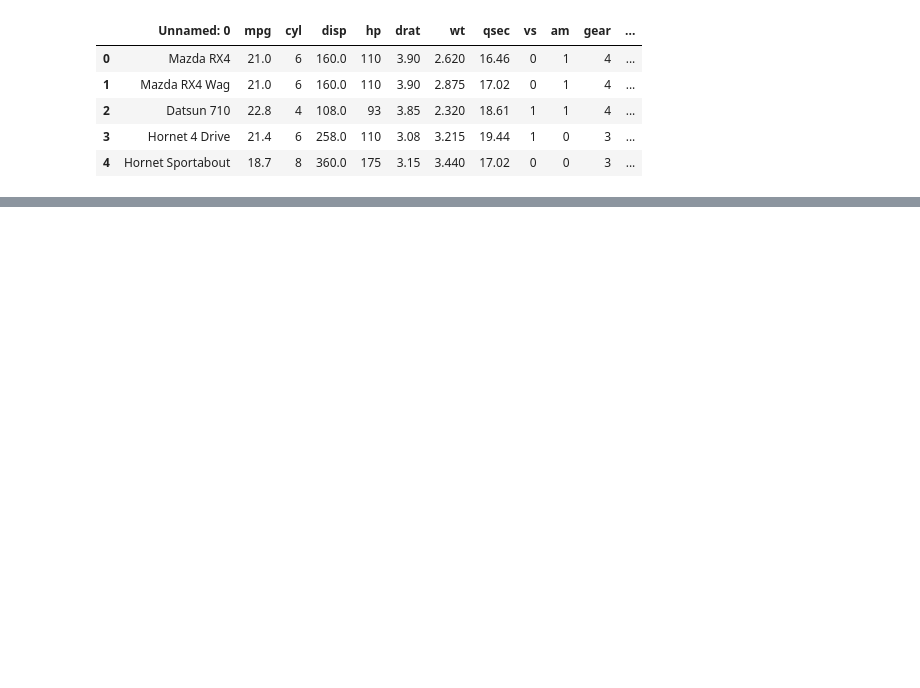
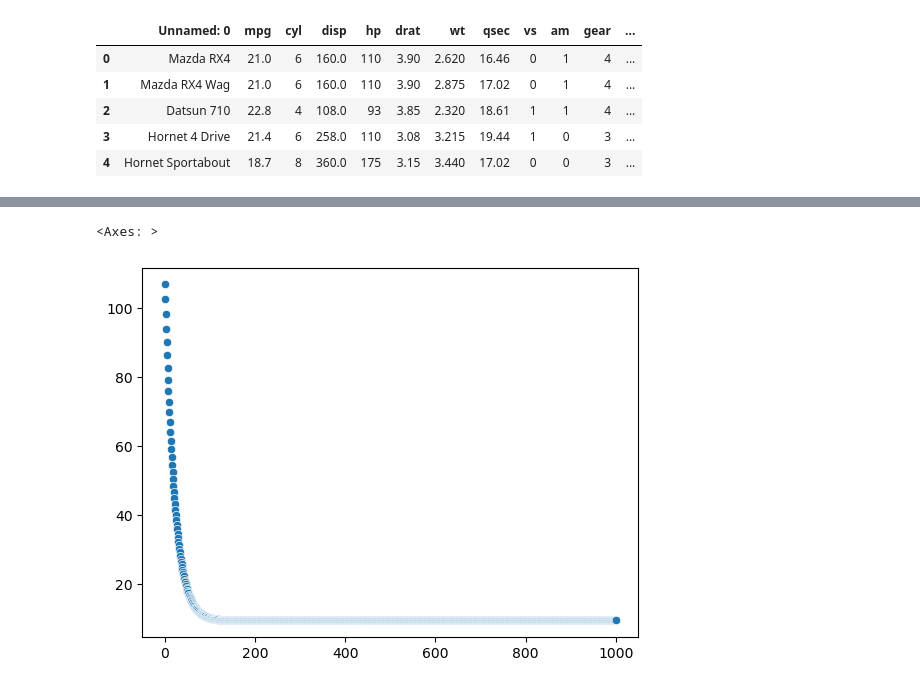
Before and after one commit to finalFlash159/pytorch, a Jupyter notebook: linear_modelclass.ipynb, the cells around one changed output, grey strips where cells are left out. Cells and saved outputs as stored; diff of their text form; code cells hidden in the pictures; blank space fills up the shorter version.

```diff
--- a/linear_modelclass.ipynb
+++ b/linear_modelclass.ipynb
@@ -27,0 +31,11 @@ y_true = torch.from_numpy(y_np)
+# %%
+class LinearRegressionDataset(Dataset):
+    def __init__(self, X, y):
+        self.X = X
+        self.y = y
+
+    def __len__(self):
+        return len(self.X)
+
+    def __getitem__(self, idx):
+        return self.X[idx], self.y[idx]
@@ -27,0 +44,7 @@ y_true = torch.from_numpy(y_np)
+# %%
+train_loader = DataLoader(dataset = LinearRegressionDataset(X_np, y_np), batch_size=2)
+# %%
+# check trainloader
+for i, data in enumerate(train_loader):
+    print(f"{i}th batch")
+    print(data)
@@ -97,0 +148,5 @@ Epooch: 900, Loss: 15.2709
+# %%
+sns.scatterplot(x=range(len(losses)), y=losses)
+# %% [output]
+<Axes: >
+[figure, added]
```
Also changed, not shown: parts of 23 cells of this notebook, 1 other file.
